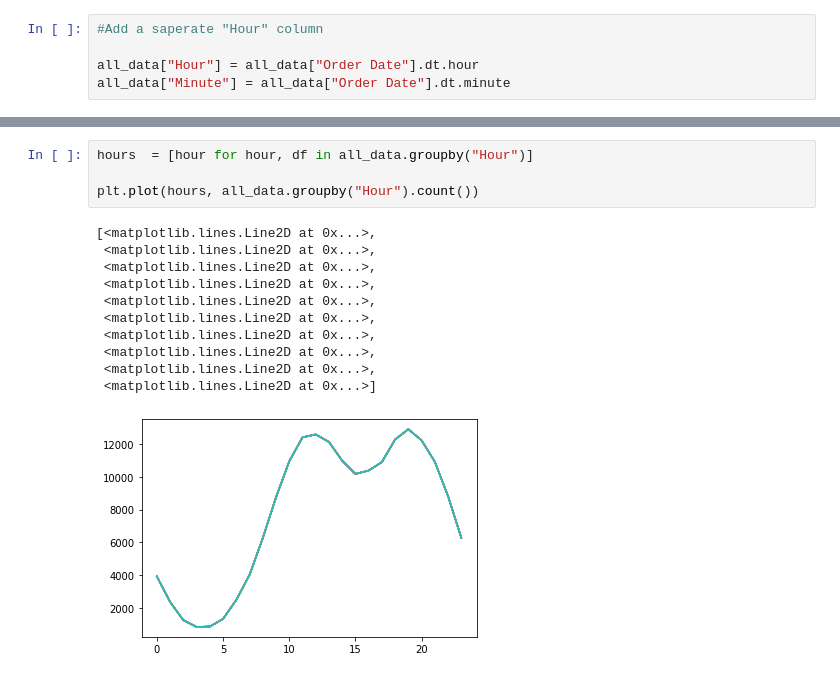
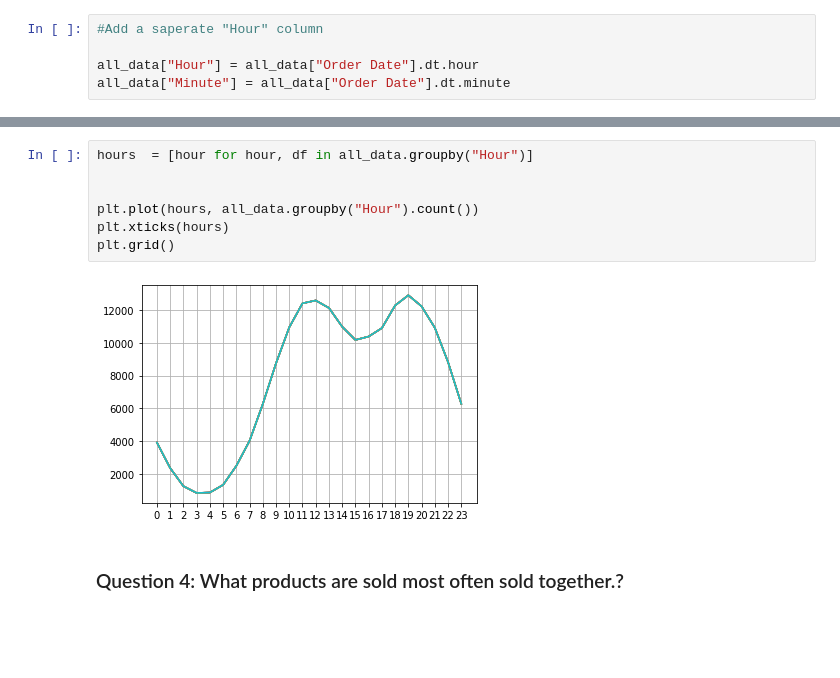
Before and after one commit to SandeepTukkunor/Machine_Lerarning_projects, a Jupyter notebook: Sales Analysis with pandas/Sales_analysis.ipynb, the cells around one changed output, grey strips where cells are left out. Cells and saved outputs as stored; diff of their text form; blank space fills up the shorter version.

```diff
--- a/Sales Analysis with pandas/Sales_analysis.ipynb
+++ b/Sales Analysis with pandas/Sales_analysis.ipynb
@@ -229,16 +229,11 @@ all_data.head()
 # %%
 hours  = [hour for hour, df in all_data.groupby("Hour")]
 
+
 plt.plot(hours, all_data.groupby("Hour").count())
+plt.xticks(hours)
+plt.grid()
 # %% [output]
-[<matplotlib.lines.Line2D at 0x...>,
- <matplotlib.lines.Line2D at 0x...>,
- <matplotlib.lines.Line2D at 0x...>,
- <matplotlib.lines.Line2D at 0x...>,
- <matplotlib.lines.Line2D at 0x...>,
- <matplotlib.lines.Line2D at 0x...>,
- <matplotlib.lines.Line2D at 0x...>,
- <matplotlib.lines.Line2D at 0x...>,
- <matplotlib.lines.Line2D at 0x...>,
- <matplotlib.lines.Line2D at 0x...>]
-[figure, old version]
+[figure, new version]
+# %% [markdown]
+### Question 4: What products are sold most often sold together.?
```
Also changed, not shown: parts of 5 cells of this notebook, 2 other files.
